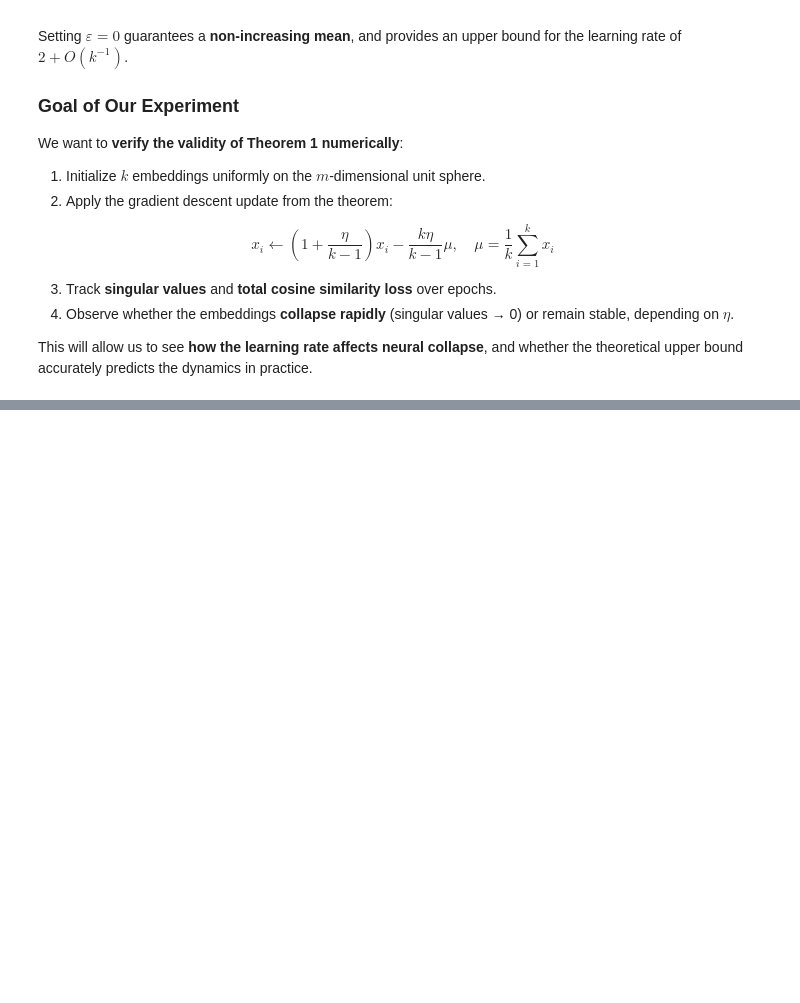
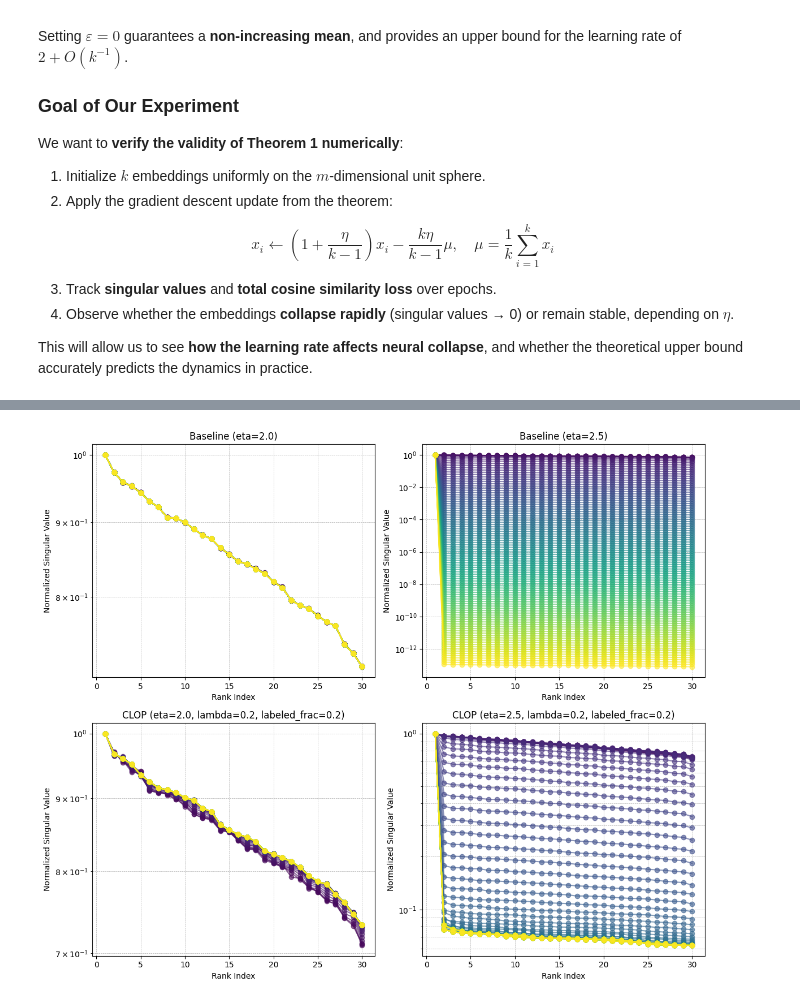
Before and after one commit to elgouijf/Contrastive_Learning_Dimensional_Collapse, a Jupyter notebook: CLOP.ipynb, the cells around one changed output, grey strips where cells are left out. Cells and saved outputs as stored; diff of their text form; code cells hidden in the pictures; blank space fills up the shorter version.

```diff
--- a/CLOP.ipynb
+++ b/CLOP.ipynb
@@ -368,0 +1094,49 @@ These results provide a clear demonstration of how embeddings evolve toward a **
+# %%
+def plot_svs(etas, results_baseline, results_clop):
+    n_etas = len(etas)
+
+    fig, axes = plt.subplots(2, n_etas, figsize=(6*n_etas, 10))
+
+    # Handle the case where n_etas = 1
+    if n_etas == 1:
+        axes = np.array(axes).reshape(2, 1)
+
+    colors = plt.cm.viridis(np.linspace(0, 1, epochs))
+
+    for col, eta in enumerate(etas):
+
+        # ----- Baseline Collapse -----
+        singular_vals = results_baseline[eta]
+        for epoch_idx, S_vals in enumerate(singular_vals):
+            axes[0, col].semilogy(
+                range(1, num_classes + 1),
+                S_vals / S_vals[0],
+                'o-', color=colors[epoch_idx], alpha=0.6
+            )
+        axes[0, col].set_title(f"Baseline (eta={eta})")
+        axes[0, col].set_xlabel("Rank Index")
+        axes[0, col].set_ylabel("Normalized Singular Value")
+        axes[0, col].grid(True, which="both", ls="--", lw=0.5)
+
+        # ----- CLOP -----
+        singular_vals = results_clop[eta]
+        for epoch_idx, S_vals in enumerate(singular_vals):
+            axes[1, col].semilogy(
+                range(1, num_classes + 1),
+                S_vals / S_vals[0],
+                'o-', color=colors[epoch_idx], alpha=0.6
+            )
+        axes[1, col].set_title(
+            f"CLOP (eta={eta}, lambda={lambda_clop}, labeled_frac={labeled_frac})"
+        )
+        axes[1, col].set_xlabel("Rank Index")
+        axes[1, col].set_ylabel("Normalized Singular Value")
+        axes[1, col].grid(True, which="both", ls="--", lw=0.5)
+
+    plt.tight_layout()
+    plt.show()
+
+# Plot Singular Values
+plot_svs(etas, results_baseline, results_clop)
+# %% [output]
+[figure, added]
```
Also changed, not shown: parts of 28 cells of this notebook.
